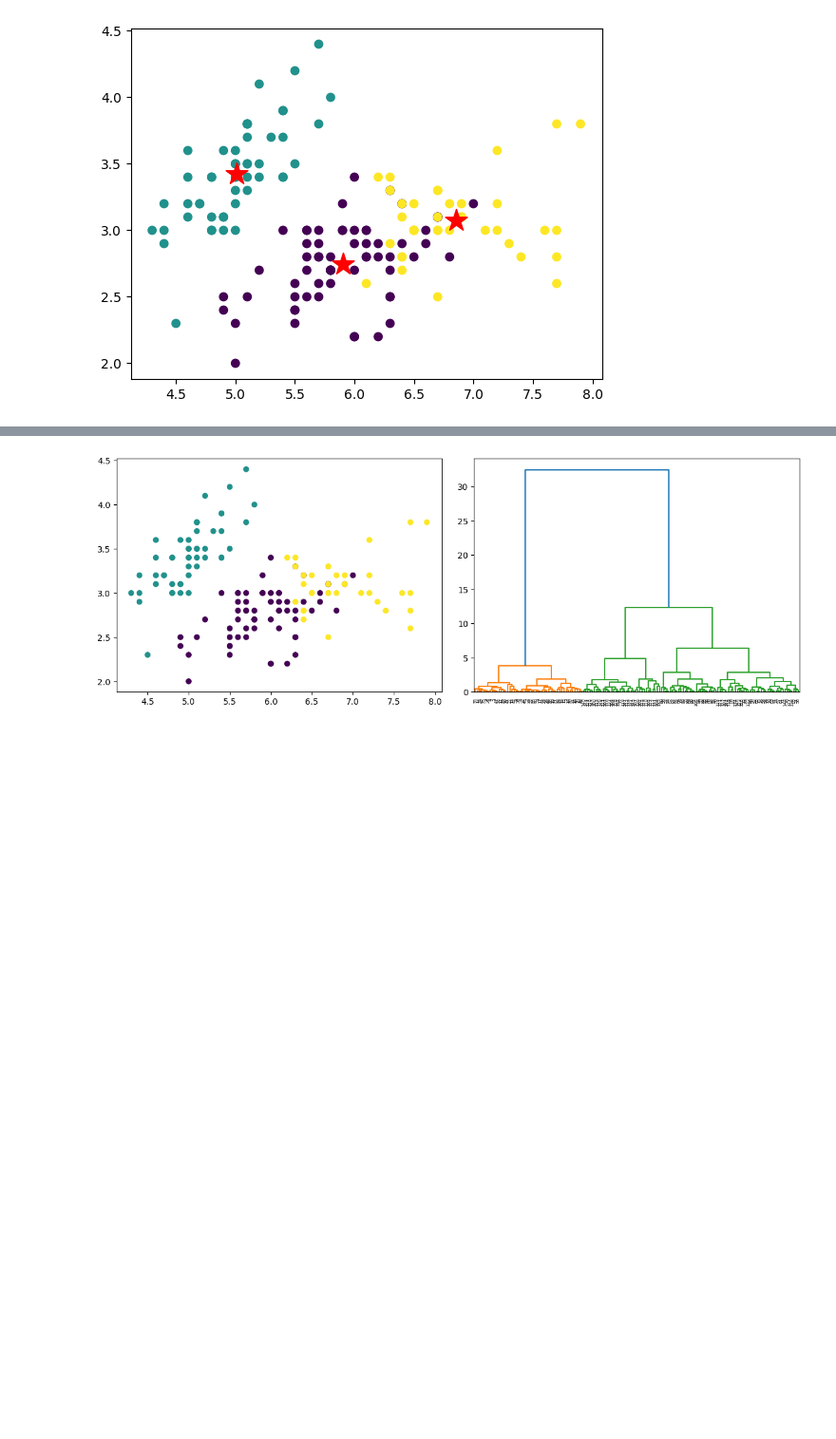
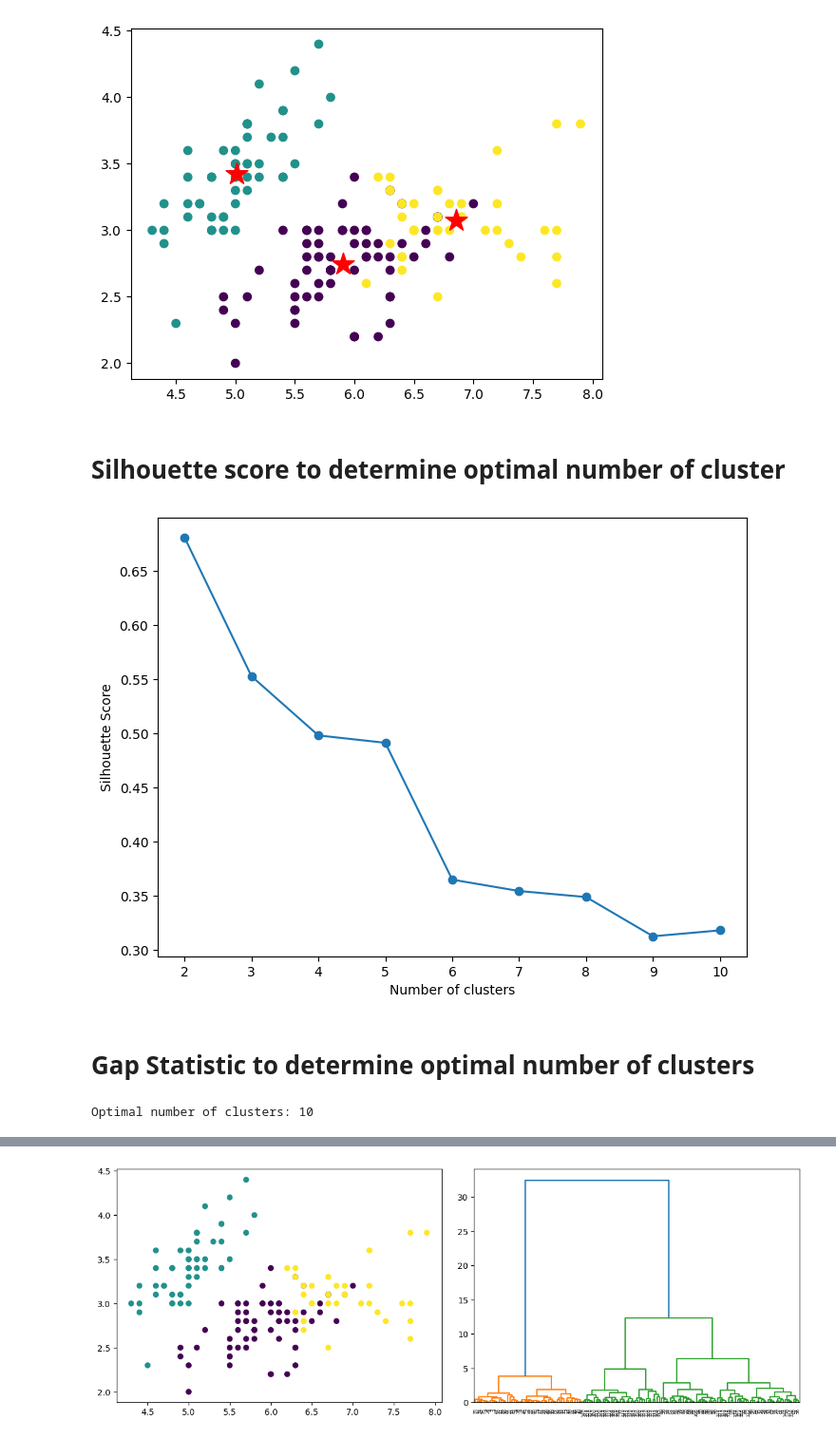
Before and after one commit to marzieh-saeedimasine/Python-DataCleaning-Modelling, a Jupyter notebook: Clustering-knn.ipynb, the cells around one changed output, grey strips where cells are left out. Shown at 95% size. Drawn from its saved outputs; the diff is of its cells as text; code cells hidden in the pictures; blank space fills up the shorter version.

```diff
--- a/Clustering-knn.ipynb
+++ b/Clustering-knn.ipynb
@@ -119,3 +126,44 @@ plt.scatter(model.cluster_centers_[:,0],model.cluster_centers_[:,1], marker='*',
  [5.006      3.428      1.462      0.246     ]
  [6.85       3.07368421 5.74210526 2.07105263]]
 [figure]
+# %% [markdown]
+# Silhouette score to determine optimal number of cluster
+# %%
+# List to store silhouette scores
+# A high silhouette score (close to 1) means that the data points are well-clustered
+silhouette_scores = []
+
+# Range of clusters to try
+cluster_range = range(2, 11)  # Silhouette score requires at least 2 clusters
+
+# Calculate silhouette score for each number of clusters
+for k in cluster_range:
+    kmeans = KMeans(n_clusters=k, random_state=42)
+    kmeans.fit(X)
+    labels = kmeans.labels_
+    score = silhouette_score(X, labels)
+    silhouette_scores.append(score)
+
+# Plot the silhouette scores
+plt.figure(figsize=(8, 6))
+plt.plot(cluster_range, silhouette_scores, marker='o')
+plt.xlabel('Number of clusters')
+plt.ylabel('Silhouette Score')
+plt.show()
+# %% [output]
+[figure, added]
+# %% [markdown]
+# Gap Statistic to determine optimal number of clusters
+# %%
+# Define the range of clusters to test
+cluster_range = range(1, 11)
+
+# Initialize the OptimalK instance
+optimalK = OptimalK(parallel_backend='joblib')
+
+# Calculate the optimal number of clusters using the gap statistic
+n_clusters = optimalK(X, cluster_array=np.arange(1, 11))
+
+print(f'Optimal number of clusters: {n_clusters}')
+# %% [output]
+Optimal number of clusters: 10
```
Also changed, not shown: parts of 9 cells of this notebook, 2 other files.
